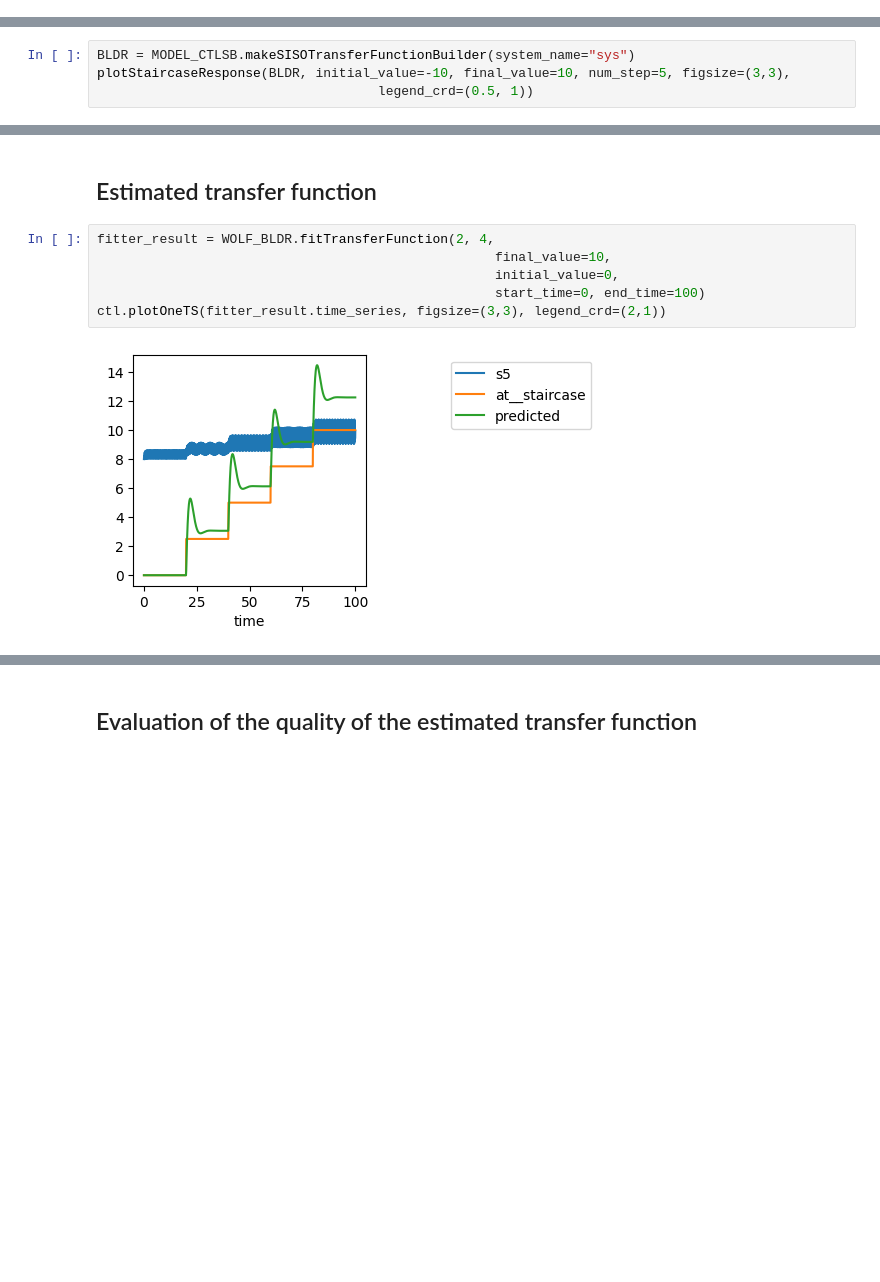
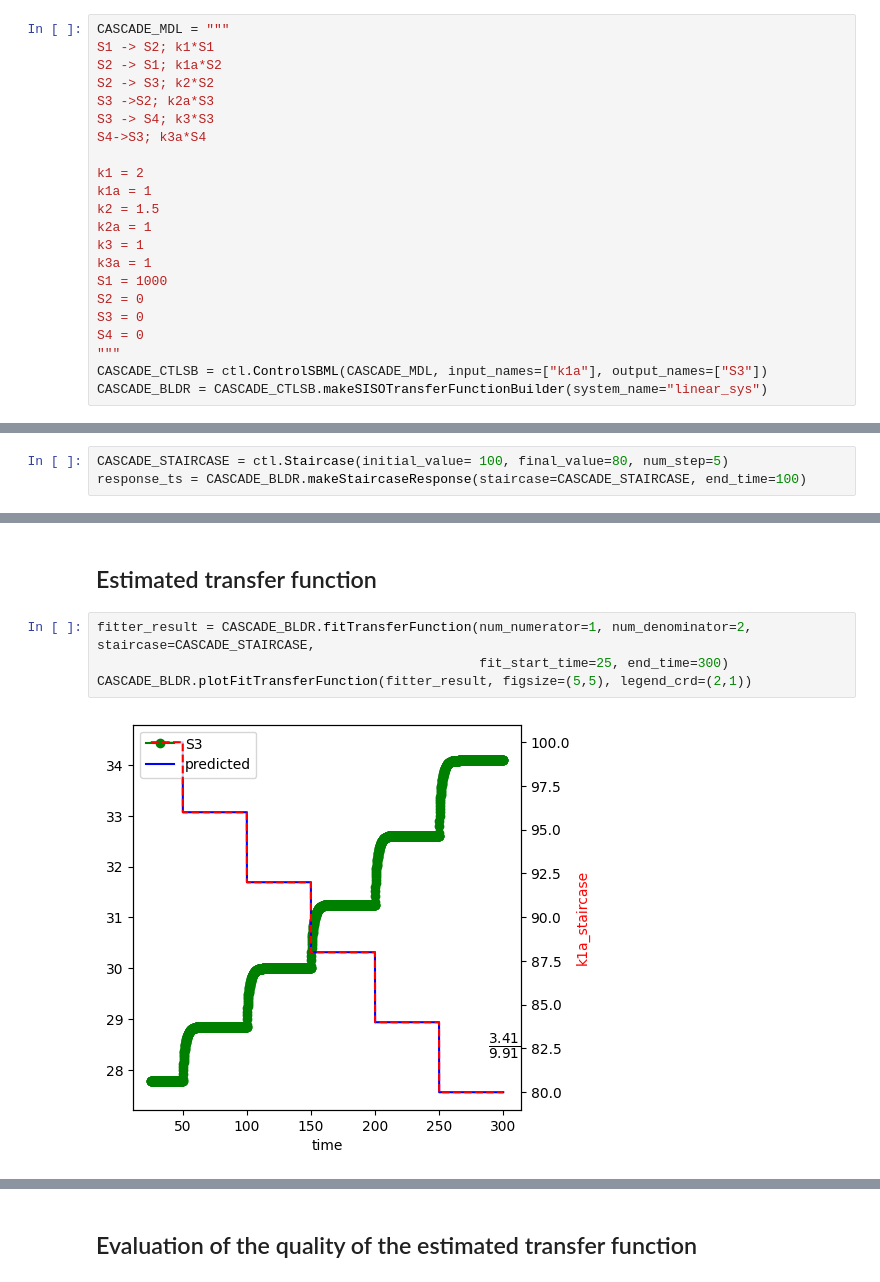
Before and after one commit to joseph-hellerstein/advanced-controls-lectures, a Jupyter notebook: classes/winter_2023/lectures/lecture_16-Survey-of-Closed-Loop-Systems/workflow_for_control_design.ipynb, the cells around one changed output, grey strips where cells are left out. Saved outputs shown, nothing was run; the diff lists cells and outputs as text; blank space fills up the shorter version.

```diff
--- a/classes/winter_2023/lectures/lecture_16-Survey-of-Closed-Loop-Systems/workflow_for_control_design.ipynb
+++ b/classes/winter_2023/lectures/lecture_16-Survey-of-Closed-Loop-Systems/workflow_for_control_design.ipynb
@@ -39,0 +50,22 @@ LINEAR_BLDR = ctlsb.makeSISOTransferFunctionBuilder(system_name="linear_sys")
+# %%
+CASCADE_MDL = """
+S1 -> S2; k1*S1
+S2 -> S1; k1a*S2
+S2 -> S3; k2*S2
+S3 ->S2; k2a*S3
+S3 -> S4; k3*S3
+S4->S3; k3a*S4
+
+k1 = 2
+k1a = 1
+k2 = 1.5
+k2a = 1
+k3 = 1
+k3a = 1
+S1 = 1000
+S2 = 0
+S3 = 0
+S4 = 0
+"""
+CASCADE_CTLSB = ctl.ControlSBML(CASCADE_MDL, input_names=["k1a"], output_names=["S3"])
+CASCADE_BLDR = CASCADE_CTLSB.makeSISOTransferFunctionBuilder(system_name="linear_sys")
@@ -1083,4 +1031,3 @@ We find a range of ATP values of ATP that control pyruvate.
 # %%
-BLDR = MODEL_CTLSB.makeSISOTransferFunctionBuilder(system_name="sys")
-plotStaircaseResponse(BLDR, initial_value=-10, final_value=10, num_step=5, figsize=(3,3),
-                                    legend_crd=(0.5, 1))
+CASCADE_STAIRCASE = ctl.Staircase(initial_value= 100, final_value=80, num_step=5)
+response_ts = CASCADE_BLDR.makeStaircaseResponse(staircase=CASCADE_STAIRCASE, end_time=100)
@@ -1095,10 +1042,8 @@ Here, we estimate a transfer function for the system over the operating range.
 # %% [markdown]
 ## Estimated transfer function
 # %%
-fitter_result = WOLF_BLDR.fitTransferFunction(2, 4,
-                                                   final_value=10,
-                                                   initial_value=0,
-                                                   start_time=0, end_time=100)
-ctl.plotOneTS(fitter_result.time_series, figsize=(3,3), legend_crd=(2,1))
+fitter_result = CASCADE_BLDR.fitTransferFunction(num_numerator=1, num_denominator=2, staircase=CASCADE_STAIRCASE,
+                                                 fit_start_time=25, end_time=300)
+CASCADE_BLDR.plotFitTransferFunction(fitter_result, figsize=(5,5), legend_crd=(2,1))
 # %% [output]
-[figure, old version]
+[figure, new version]
```
Also changed, not shown: parts of 36 cells of this notebook, 1 other file.
